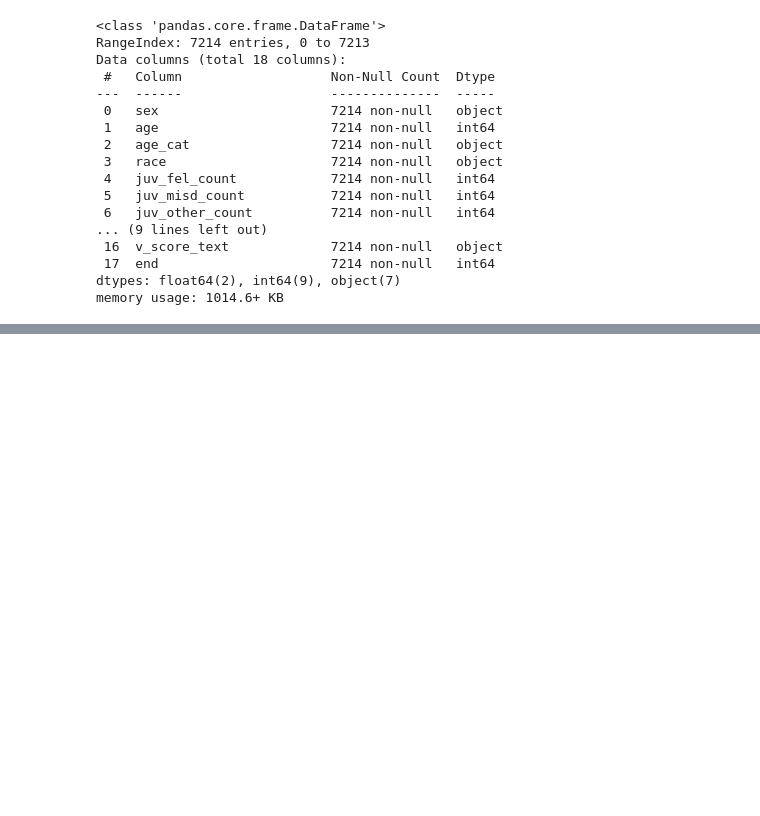
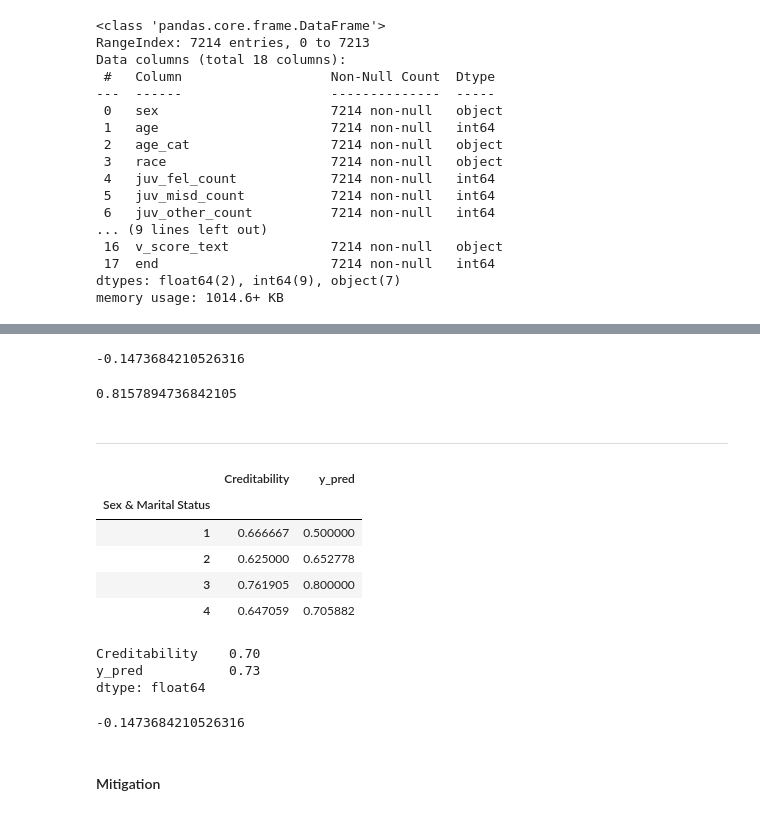
Before and after one commit to mateuszkasprowicz/fairness-toolkits, a Jupyter notebook: notebooks/compas.ipynb, the cells around one changed output, grey strips where cells are left out. Drawn from its saved outputs; the diff is of its cells as text; code cells hidden in the pictures; blank space fills up the shorter version.

```diff
--- a/notebooks/compas.ipynb
+++ b/notebooks/compas.ipynb
@@ -44,6 +51,6 @@ TARGET = ["is_recid"]
 PROTECTED_ATTRIBUTE = "race"
 # %%
-data = pd.read_csv("../data/compas-scores-two-years.csv", usecols=FEATURES + TARGET)
+data = pd.read_csv("../data/compas-scores-two-years.csv", usecols=[*FEATURES, TARGET])
 # %%
 data.info()
 # %% [output]
@@ -65,15 +72,16 @@ Data columns (total 18 columns):
 dtypes: float64(2), int64(9), object(7)
 memory usage: 1014.6+ KB
 # %%
-y = data.loc[:, *TARGET]
-z = data.loc[:, PROTECTED_ATTRIBUTE]
+y = data[TARGET]
+z = data[PROTECTED_ATTRIBUTE]
 X = data.drop(columns=TARGET)
 # %%
 X_train, X_test, y_train, y_test, z_train, z_test = train_test_split(X, y, z, test_size=0.2, random_state=RANDOM_STATE, stratify=y)
 # %%
 MODEL_CONFIG = dict(DEFAULT_MODEL_CONFIG, cat_features=X.select_dtypes("object").columns.to_list())
 # %%
-model = CatBoostClassifier(**MODEL_CONFIG)
+default_model = CatBoostClassifier(**MODEL_CONFIG)
+model = default_model.copy()
 # %%
 model.fit(X_train, y_train)
 # %% [output]
@@ -105,0 +102,2 @@ demographic_parity_ratio(y_test, y_pred, sensitive_features=z_test)
+# %%
+y_pred = pd.Series(model.predict(X_test), name="y_pred", index=y_test.index)
@@ -105,0 +249,31 @@ demographic_parity_ratio(y_test, y_pred, sensitive_features=z_test)
+# %%
+statistical_parity_difference(y_test, y_pred, prot_attr=z_test, priv_group=3)
+# %% [output]
+-0.1473684210526316
+# %%
+disparate_impact_ratio(y_test, y_pred, prot_attr=z_test, priv_group=3)
+# %% [output]
+0.8157894736842105
+# %% [markdown]
+___
+# %%
+pd.concat([y_test, y_pred], axis=1).groupby(z_test, sort=False).sum().div(z_test.value_counts(), axis=0)
+# %% [output]
+|  | Creditability | y_pred |
+| Sex & Marital Status |  |  |
+| 1 | 0.666667 | 0.500000 |
+| 2 | 0.625000 | 0.652778 |
+| 3 | 0.761905 | 0.800000 |
+| 4 | 0.647059 | 0.705882 |
+# %%
+pd.concat([y_test, y_pred], axis=1).mean()
+# %% [output]
+Creditability    0.70
+y_pred           0.73
+dtype: float64
+# %%
+y_pred.loc[z_test.ne(3)].mean() - y_pred.loc[z_test.eq(3)].mean()
+# %% [output]
+-0.1473684210526316
+# %% [markdown]
+#### Mitigation
```
Also changed, not shown: parts of 42 cells of this notebook, 1 other file.
